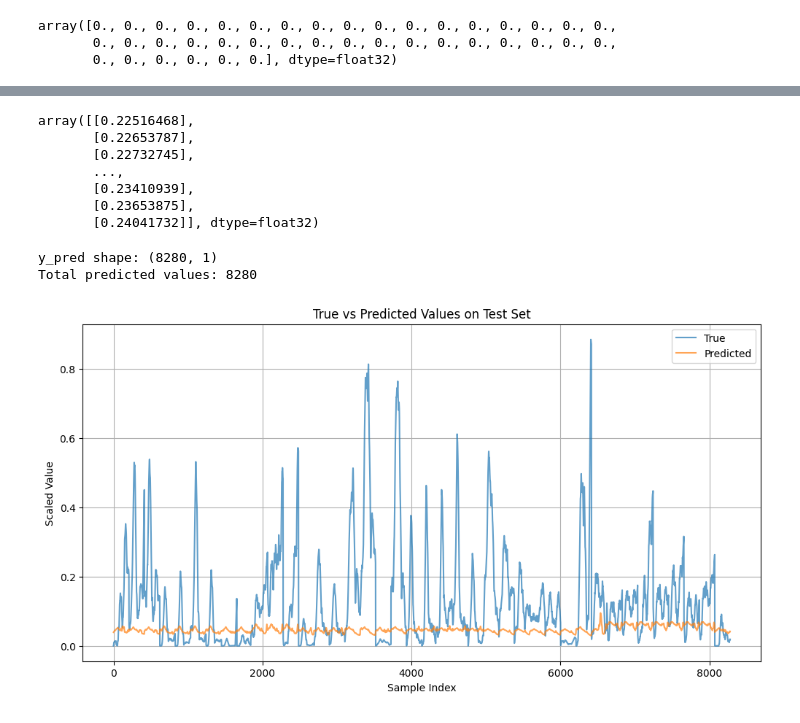
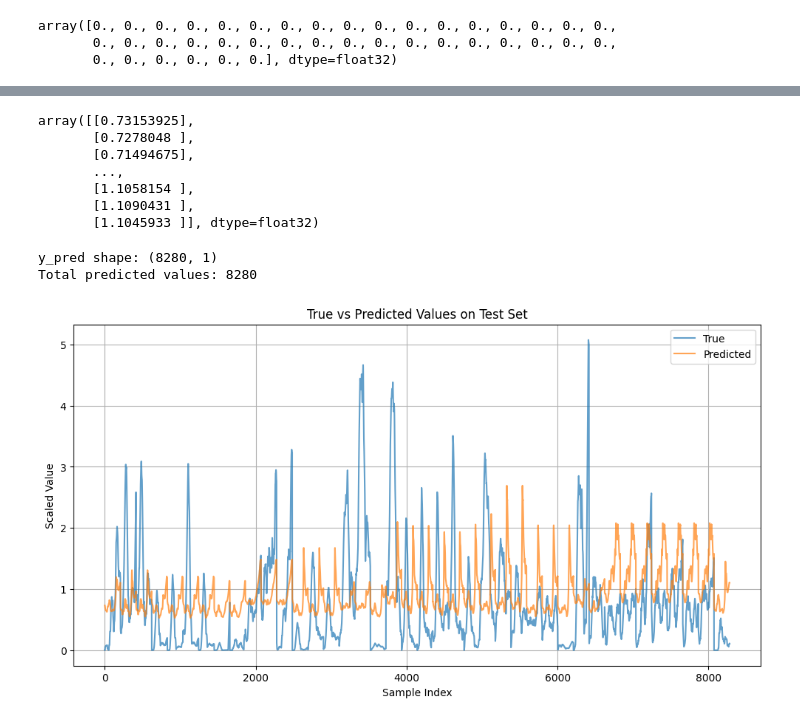
Before and after one commit to salomes97/Tree-Water-Deficit-Private, a Jupyter notebook: Transformer_Timeseries_Forecasting.ipynb, the cells around one changed output, grey strips where cells are left out. Cells and saved outputs as stored; diff of their text form; code cells hidden in the pictures.

```diff
--- a/Transformer_Timeseries_Forecasting.ipynb
+++ b/Transformer_Timeseries_Forecasting.ipynb
@@ -581,20 +688,32 @@ if not fit_model and os.path.exists("transformer_model.h5"):
     history = None
 else:
     # Model will be fit below
+
     history = model.fit(
         {
-            'seq_input': X_seq_train,
-            'mch_input': X_static_train[:, 2].astype(np.float32),
-            'site': X_static_train[:, 0].astype(np.int32),
-            'species': X_static_train[:, 1].astype(np.int32),
-            'year_input': X_static_train[:, 3].astype(np.int32),
-            'day_sin': X_static_train[:, 4].astype(np.float32),
-            'day_cos': X_static_train[:, 5].astype(np.float32),
+            'seq_input': X_seq_train_actual,
+            'mch_input': X_static_train_actual[:, 2].astype(np.float32),
+            'site': X_static_train_actual[:, 0].astype(np.int32),
+            'species': X_static_train_actual[:, 1].astype(np.int32),
+            'year_input': X_static_train_actual[:, 3].astype(np.int32),
+            'day_sin': X_static_train_actual[:, 4].astype(np.float32),
+            'day_cos': X_static_train_actual[:, 5].astype(np.float32),
         },
-        y_train,
-        validation_split= my_val_split,
+        y_train_actual,
+        validation_data=(
+            {
+                'seq_input': X_seq_val,
+                'mch_input': X_static_val[:, 2].astype(np.float32),
+                'site': X_static_val[:, 0].astype(np.int32),
+                'species': X_static_val[:, 1].astype(np.int32),
+                'year_input': X_static_val[:, 3].astype(np.int32),
+                'day_sin': X_static_val[:, 4].astype(np.float32),
+                'day_cos': X_static_val[:, 5].astype(np.float32),
+            },
+            y_val
+        ),
         epochs=my_epochs,
-        batch_size= my_batch_size,
+        batch_size=my_batch_size,
         callbacks=[early_stopping, checkpoint_callback]
     )
     # Save the model after training
@@ -893,5 +1039,6 @@ y_pred = model.predict({
     'day_cos': X_static_test[:, 5].astype(np.float32).reshape(-1, 1)
 })
 # Unscale predictions
-y_pred_unscaled = scalers['twd_rolling30'].inverse_transform(y_pred)
+y_pred_unscaled = scalers[target_column].inverse_transform(y_pred)
+y_pred_original = np.expm1(y_pred_unscaled) #  Inverse log1p
 # %% [output]
@@ -899,13 +1046,17 @@ y_pred_unscaled = scalers['twd_rolling30'].inverse_transform(y_pred)
 # %%
-y_pred_unscaled
+y_pred_original
 # %% [output]
-array([[0.22516468],
-       [0.22653787],
-       [0.22732745],
+array([[0.73153925],
+       [0.7278048 ],
+       [0.71494675],
        ...,
-       [0.23410939],
-       [0.23653875],
-       [0.24041732]], dtype=float32)
+       [1.1058154 ],
+       [1.1090431 ],
+       [1.1045933 ]], dtype=float32)
+# %%
+y_test_unscaled = scalers[target_column].inverse_transform(y_test)
+# Inverse log1p to get original units
+y_test_original = np.expm1(y_test_unscaled)
 # %%
 print("y_pred shape:", y_pred.shape) # Number of sequences
 print("Total predicted values:", y_pred.shape[0] * y_pred.shape[1])
@@ -914,16 +1065,17 @@ y_pred shape: (8280, 1)
 Total predicted values: 8280
 # %%
 # Plot true vs predicted
+
 plt.figure(figsize=(12, 6))
-plt.plot(y_test[:, 0], label='True', alpha=0.7)
-plt.plot(y_pred[:, 0], label='Predicted', alpha=0.7)
+plt.plot(y_test_original[:, 0], label='True', alpha=0.7)
+plt.plot(y_pred_original[:, 0], label='Predicted', alpha=0.7)
 plt.title('True vs Predicted Values on Test Set')
 plt.xlabel('Sample Index')
 plt.ylabel('Scaled Value')
 plt.legend()
 plt.grid(True)
 plt.show()
 # %% [output]
-[figure, old version]
+[figure, new version]
 # %%
 import seaborn as sns
```
Also changed, not shown: parts of 27 cells of this notebook.
